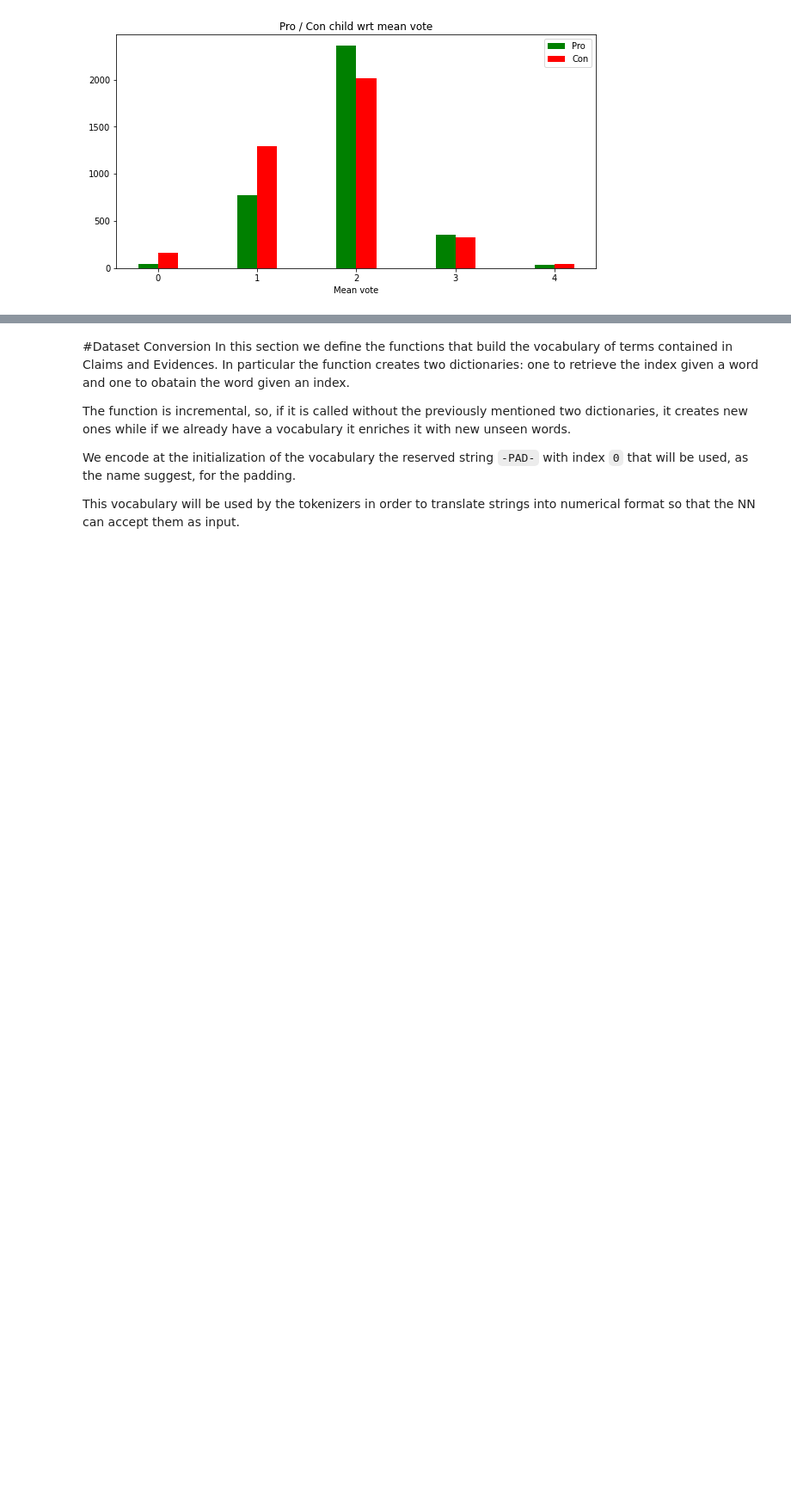
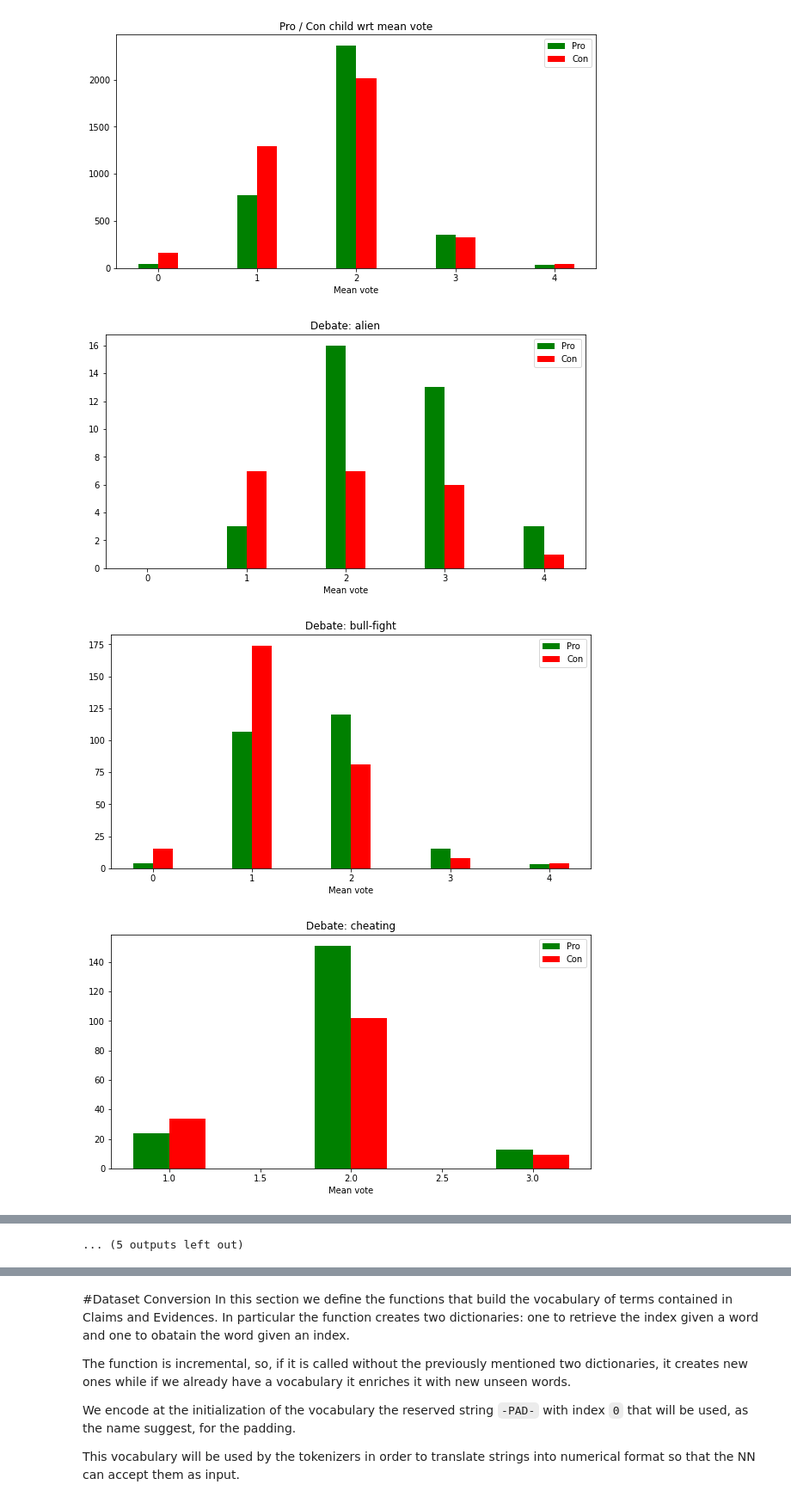
Before and after one commit to FedeSpu/argumentative-debates, a Jupyter notebook: argumentative-debates.ipynb, the cells around one changed output, grey strips where cells are left out. Shown at 86% size. Cells and saved outputs as stored; diff of their text form; code cells hidden in the pictures; blank space fills up the shorter version.

Commit message:
Added some graphs, comments and model 0

```diff
--- a/argumentative-debates.ipynb
+++ b/argumentative-debates.ipynb
@@ -46,6 +50,9 @@ extension (?):
 # Utility functions
 # %%
 def flat_list(list_to_flatten):
+  '''
+  Given a list of lists, returns the simple list flattened
+  '''
   return [item for sublist in list_to_flatten for item in sublist]
 # %%
 def clean_claim(claim):
@@ -75,10 +90,6 @@ print(debates)
 # %%
 debate_dir_list = []
 for key in debates.keys():
-  '''
-  if key == './religion':
-    continue
-  '''
   debate_dir_list.append([key + '/' + d for d in debates[key]])
 
 debate_dir_list = flat_list(debate_dir_list)
@@ -255,11 +289,11 @@ def retrieve_child(level, debate, statement):
   children = df.loc[(df['Level'].str.match(child_level)) & (df['Debate_name']  == debate)]
   return children[children['Stance'] == statement]['Stance'].count() if len(children) > 0 else 0
 
-df1 = df[['Debate_name', 'Level']]
-df1['Pro'] = df1.apply(lambda row: retrieve_child(row['Level'], row['Debate_name'], 'pro'), axis=1)
-df1['Con'] = df1.apply(lambda row: retrieve_child(row['Level'], row['Debate_name'], 'con'), axis=1)
+df_pro_con = df[['Debate_name', 'Level']]
+df_pro_con['Pro'] = df_pro_con.apply(lambda row: retrieve_child(row['Level'], row['Debate_name'], 'pro'), axis=1)
+df_pro_con['Con'] = df_pro_con.apply(lambda row: retrieve_child(row['Level'], row['Debate_name'], 'con'), axis=1)
 
-df1
+df_pro_con
 # %% [output]
 |  | Debate_name | Level | Pro | Con |
 | 0 | palestine | 1.1.1.1 | 1 | 0 |
@@ -275,12 +309,12 @@ df1
 | 9498 | ubi | 1.7.5.1 | 0 | 0 |
 9499 rows × 4 columns
 # %%
-df2 = pd.concat([df1[['Pro', 'Con']], pd.DataFrame(df['Mean_vote'].values.astype(int), columns=['Mean_vote'])], axis=1)
-df2 = df2.groupby(['Mean_vote'], as_index=False).sum()
+df_mean_pro_con_total = pd.concat([df_pro_con[['Pro', 'Con']], pd.DataFrame(df['Mean_vote'].values.astype(int), columns=['Mean_vote'])], axis=1)
+df_mean_pro_con_total = df_mean_pro_con_total.groupby(['Mean_vote'], as_index=False).sum()
 
-x = df2['Mean_vote'].values
-pro = df2['Pro'].values
-con = df2['Con'].values
+x = df_mean_pro_con_total['Mean_vote'].values
+pro = df_mean_pro_con_total['Pro'].values
+con = df_mean_pro_con_total['Con'].values
 
 ax = plt.subplot(111)
 ax.bar(x-0.1, pro, width=0.2, color='g', align='center', label='Pro')
@@ -294,3 +328,26 @@ plt.xlabel('Mean vote')
 plt.show()
 # %% [output]
 [figure]
+# %%
+df_mean_pro_con = pd.concat([df_pro_con[['Debate_name', 'Pro', 'Con']], pd.DataFrame(df['Mean_vote'].values.astype(int), columns=['Mean_vote'])], axis=1)
+df_mean_pro_con = df_mean_pro_con.groupby(['Debate_name', 'Mean_vote'], as_index=False).sum()
+
+for debate in df_mean_pro_con['Debate_name'].unique():
+  x = df_mean_pro_con[df_mean_pro_con['Debate_name'] == debate]['Mean_vote'].values
+  pro = df_mean_pro_con[df_mean_pro_con['Debate_name'] == debate]['Pro'].values
+  con = df_mean_pro_con[df_mean_pro_con['Debate_name'] == debate]['Con'].values
+
+  ax = plt.subplot(111)
+  ax.bar(x-0.1, pro, width=0.2, color='g', align='center', label='Pro')
+  ax.bar(x+0.1, con, width=0.2, color='r', align='center', label='Con')
+
+  ax.legend()
+
+  plt.title(f'Debate: {debate}')
+  plt.xlabel('Mean vote')
+
+  plt.show()
+# %% [output]
+[figure, added]
+[figure, added]
+[figure, added]
@@ -297 +363,2 @@ plt.show()
+... (5 outputs left out)
 # %%
```
Also changed, not shown: parts of 57 cells of this notebook.
